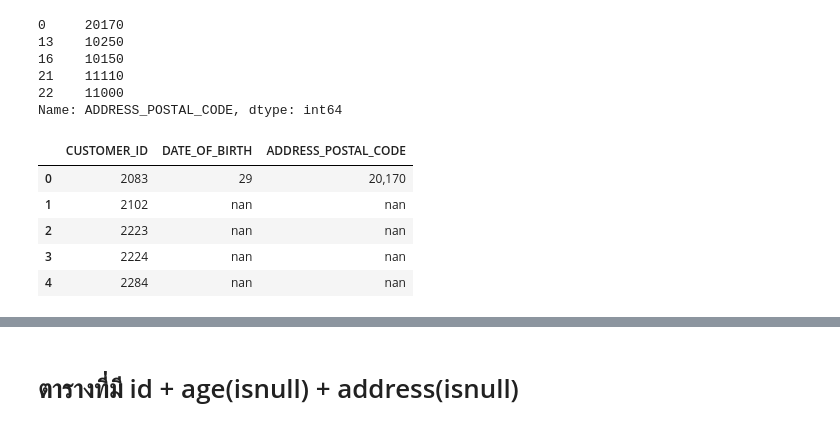
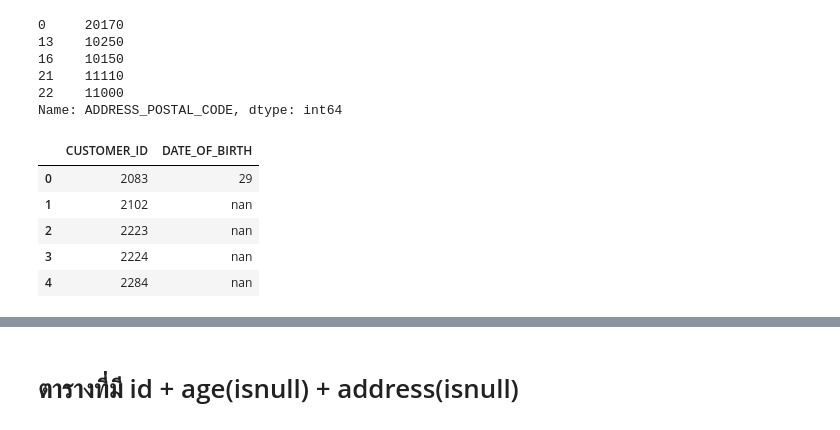
Before and after one commit to Kanbc/recommender-systems, a Jupyter notebook: cleaning/Customer.ipynb, the cells around one changed output, grey strips where cells are left out. Drawn from its saved outputs; the diff is of its cells as text; code cells hidden in the pictures.

Commit message:
customer_isnull

```diff
--- a/cleaning/Customer.ipynb
+++ b/cleaning/Customer.ipynb
@@ -261,12 +261,12 @@ Name: ADDRESS_POSTAL_CODE, dtype: int64
 id_x = neww_users['CUSTOMER_ID']
 df_customer= pd.DataFrame(id_x)
 # %%
-id_age_add = pd.concat([df_customer,age_null,df_add], axis=1)
-id_age_add[:5]
+id_age = pd.concat([df_customer,age_null], axis=1)
+id_age[:5]
 # %% [output]
-|  | CUSTOMER_ID | DATE_OF_BIRTH | ADDRESS_POSTAL_CODE |
-| 0 | 2083 | 29 | 20,170 |
-| 1 | 2102 | nan | nan |
-| 2 | 2223 | nan | nan |
-| 3 | 2224 | nan | nan |
-| 4 | 2284 | nan | nan |
+|  | CUSTOMER_ID | DATE_OF_BIRTH |
+| 0 | 2083 | 29 |
+| 1 | 2102 | nan |
+| 2 | 2223 | nan |
+| 3 | 2224 | nan |
+| 4 | 2284 | nan |
```
Also changed, not shown: parts of 6 cells of this notebook, 3 other files.
